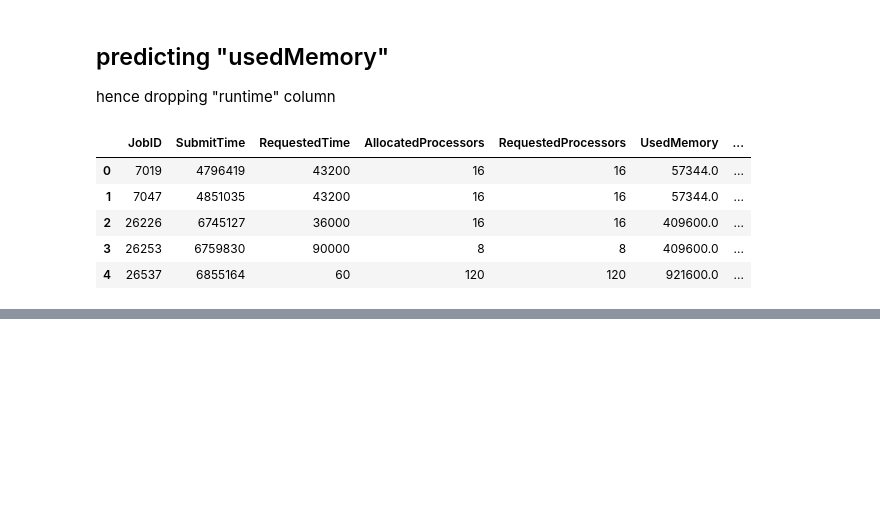
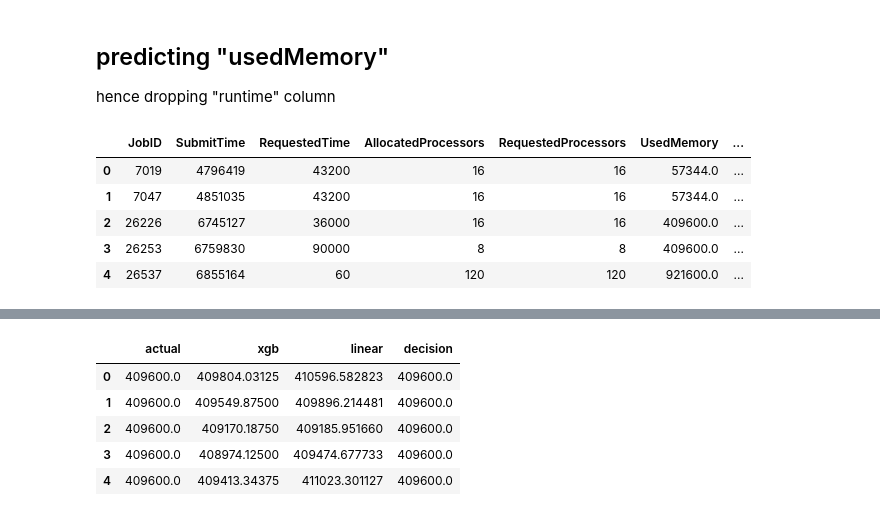
Before and after one commit to hariThorve/hpcProject, a Jupyter notebook: hpc_ml_model.ipynb, the cells around one changed output, grey strips where cells are left out. Drawn from its saved outputs; the diff is of its cells as text; code cells hidden in the pictures; blank space fills up the shorter version.

Commit message:
completed model building stage

```diff
--- a/hpc_ml_model.ipynb
+++ b/hpc_ml_model.ipynb
@@ -116,0 +108,9 @@ from
+# %%
+linear_model = LinearRegression()
+linear_model.fit(X_train_scaled, y_train_scaled)
+
+decision_model = DecisionTreeRegressor()
+decision_model.fit(X_train_scaled, y_train_scaled)
+
+xgb_model = XGBRegressor()
+xgb_model.fit(X_train_scaled, y_train_scaled)
@@ -116,0 +171,27 @@ from
+# %%
+# table with actual values and predicted values
+# actual values after inverse scaling
+
+y_test_actual = y_scaler.inverse_transform(y_test_scaled)
+xgb_actual = xgb_model.predict(X_test_scaled)
+xgb_actual = y_scaler.inverse_transform(xgb_actual.reshape(-1, 1))
+linear_actual = linear_model.predict(X_test_scaled)
+linear_actual = y_scaler.inverse_transform(linear_actual.reshape(-1, 1))
+decision_actual = decision_model.predict(X_test_scaled)
+decision_actual = y_scaler.inverse_transform(decision_actual.reshape(-1, 1))
+# %%
+final_vlaues = pd.DataFrame(columns=["actual", "xgb", "linear", "decision"])
+# %%
+final_vlaues["actual"] = y_test_actual.flatten()
+final_vlaues["xgb"] = xgb_actual.flatten()
+final_vlaues["linear"] = linear_actual.flatten()
+final_vlaues["decision"] = decision_actual.flatten()
+# %%
+final_vlaues.head()
+# %% [output]
+|  | actual | xgb | linear | decision |
+| 0 | 409600.0 | 409804.03125 | 410596.582823 | 409600.0 |
+| 1 | 409600.0 | 409549.87500 | 409896.214481 | 409600.0 |
+| 2 | 409600.0 | 409170.18750 | 409185.951660 | 409600.0 |
+| 3 | 409600.0 | 408974.12500 | 409474.677733 | 409600.0 |
+| 4 | 409600.0 | 409413.34375 | 411023.301127 | 409600.0 |
```
Also changed, not shown: parts of 9 cells of this notebook.
